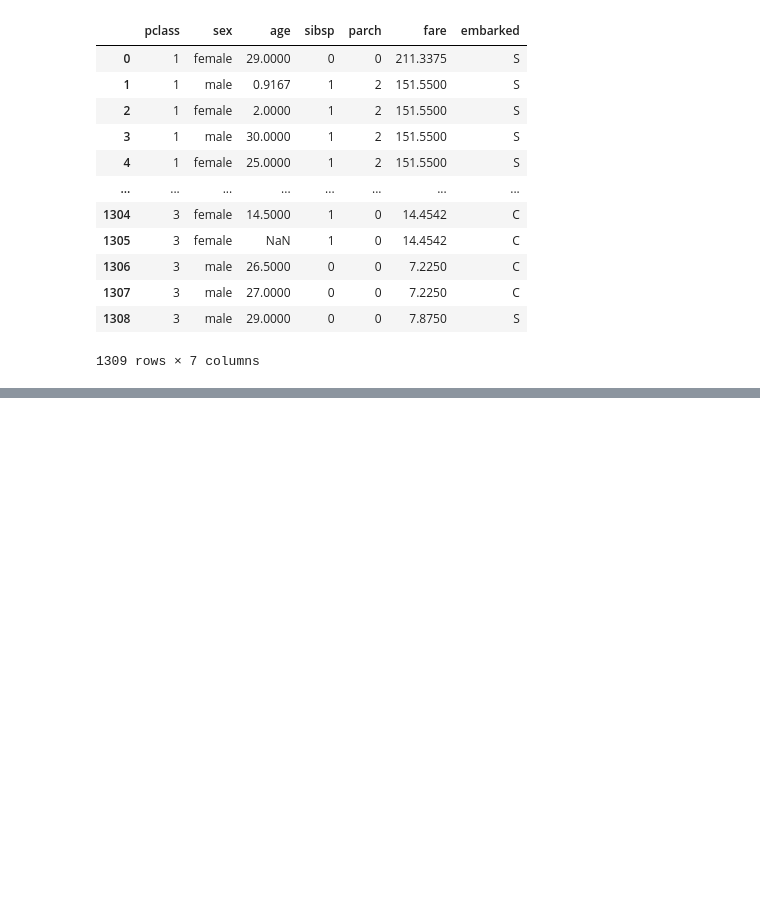
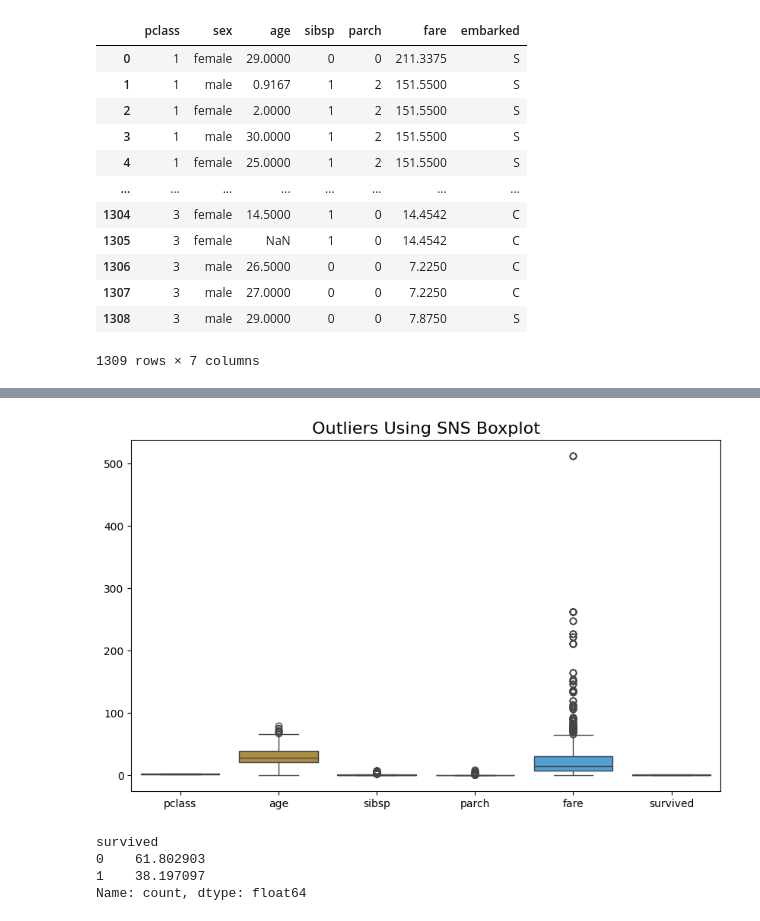
Before and after one commit to plipustel/DataScience, a Jupyter notebook: DSCPreprocessing/1_preprocessing_titanic.ipynb, the cells around one changed output, grey strips where cells are left out. Cells and saved outputs as stored; diff of their text form; code cells hidden in the pictures; blank space fills up the shorter version.

```diff
--- a/DSCPreprocessing/1_preprocessing_titanic.ipynb
+++ b/DSCPreprocessing/1_preprocessing_titanic.ipynb
@@ -114,0 +166,17 @@ dtype: object
+# %%
+# VISUALIZATION OF OUTLIERS
+plt.figure(figsize=(10,6))
+sns.boxplot(data=df, palette='husl') # sns.boxplot (detecting outliers)
+plt.title('Outliers Using SNS Boxplot', fontsize=16)
+plt.show()
+# %% [output]
+[figure, added]
+# %%
+# CLASSIFICATION SURVIVED OR NOT
+z = y.value_counts()/y.value_counts().sum() * 100
+z
+# %% [output]
+survived
+0    61.802903
+1    38.197097
+Name: count, dtype: float64
```
Also changed, not shown: parts of 8 cells of this notebook.
